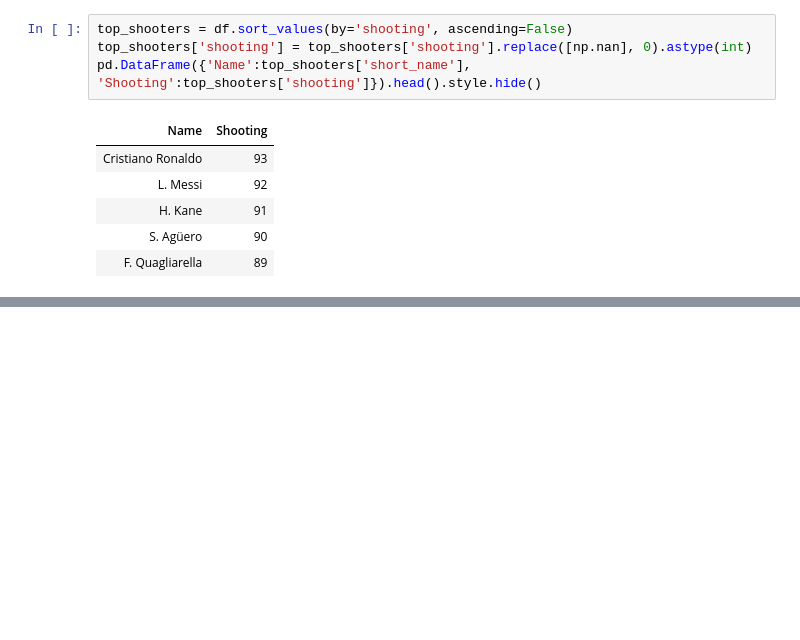
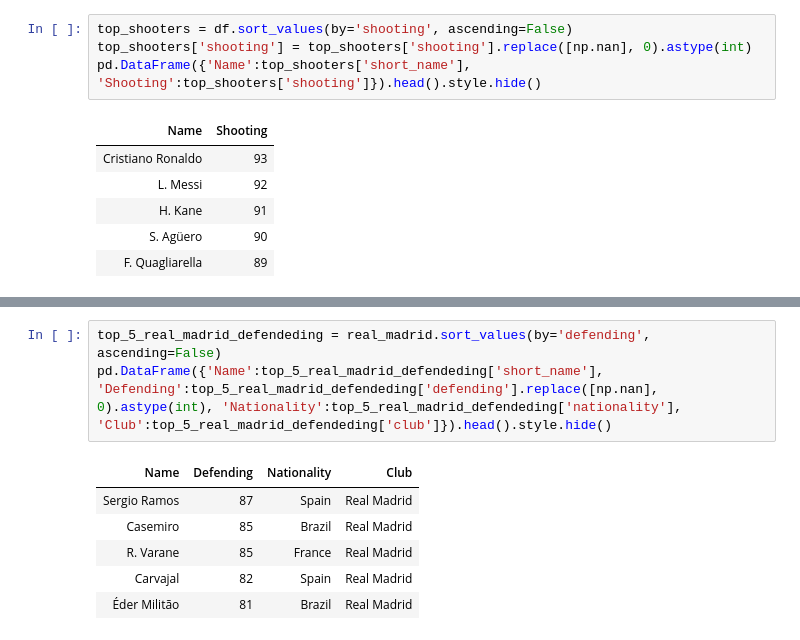
Before and after one commit to blwishom/JUMPlus, a Jupyter notebook: fifa_data_analysis/fifa_nb.ipynb, the cells around one changed output, grey strips where cells are left out. Saved outputs shown, nothing was run; the diff lists cells and outputs as text; blank space fills up the shorter version.

```diff
--- a/fifa_data_analysis/fifa_nb.ipynb
+++ b/fifa_data_analysis/fifa_nb.ipynb
@@ -155,0 +193,10 @@ pd.DataFrame({'Name':top_shooters['short_name'], 'Shooting':top_shooters['shooti
+# %%
+top_5_real_madrid_defendeding = real_madrid.sort_values(by='defending', ascending=False)
+pd.DataFrame({'Name':top_5_real_madrid_defendeding['short_name'], 'Defending':top_5_real_madrid_defendeding['defending'].replace([np.nan], 0).astype(int), 'Nationality':top_5_real_madrid_defendeding['nationality'], 'Club':top_5_real_madrid_defendeding['club']}).head().style.hide()
+# %% [output]
+| Name | Defending | Nationality | Club |
+| Sergio Ramos | 87 | Spain | Real Madrid |
+| Casemiro | 85 | Brazil | Real Madrid |
+| R. Varane | 85 | France | Real Madrid |
+| Carvajal | 82 | Spain | Real Madrid |
+| Éder Militão | 81 | Brazil | Real Madrid |
```
Also changed, not shown: parts of 11 cells of this notebook.
